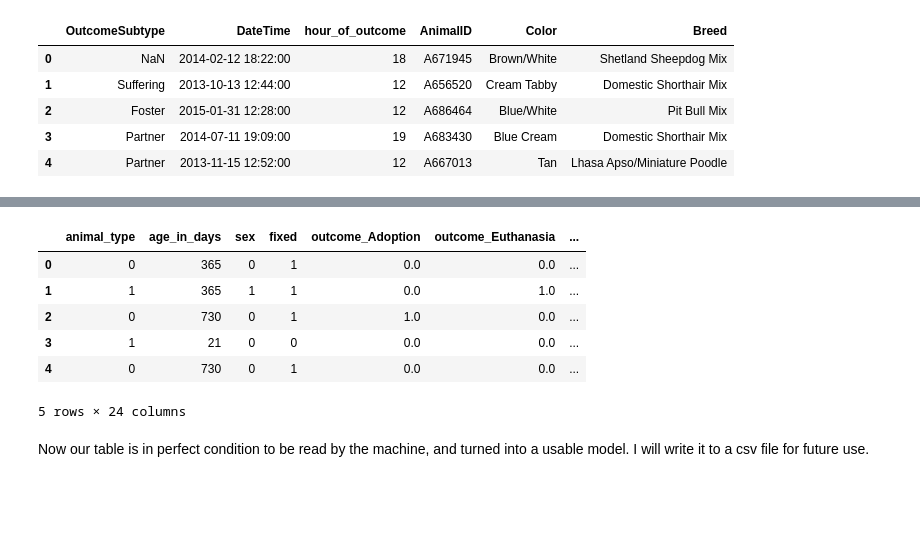
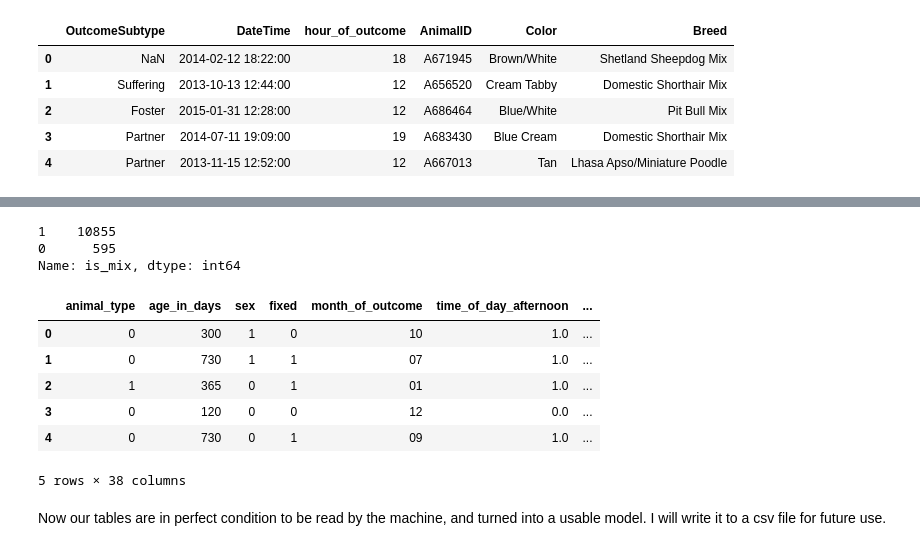
Before and after one commit to rfacccone/Kaggle-Solutions, a Jupyter notebook: ASPCA-clean_training_set.ipynb, the cells around one changed output, grey strips where cells are left out. Cells and saved outputs as stored; diff of their text form; code cells hidden in the pictures; blank space fills up the shorter version.

```diff
--- a/ASPCA-clean_training_set.ipynb
+++ b/ASPCA-clean_training_set.ipynb
@@ -519,0 +742,4 @@ train.drop(['main_color','color'], axis=1, inplace=True )
+# %%
+#drop col from test set too??
+
+test= test.join(dummy)
@@ -520,3 +760,5 @@ train.drop(['main_color','color'], axis=1, inplace=True )
+# %%
+test.drop('main_color', axis=1, inplace=True)
 # %% [markdown]
 Now finally, we will try to sort through the breed information provided
 # %%
@@ -580,12 +812,22 @@ train.rename(columns={'mix_1': 'mix_breed'}, inplace=True)
+# %%
+test['is_mix']=test['Breed'].apply(is_mix)
+# %%
+test.is_mix.value_counts()
+# %% [output]
+1    10855
+0      595
+Name: is_mix, dtype: int64
+# %%
+test.drop(['Breed', 'ID'], axis=1, inplace=True)
 # %%
-train.head()
+test.head()
 # %% [output]
-|  | animal_type | age_in_days | sex | fixed | outcome_Adoption | outcome_Euthanasia | ... |
-| 0 | 0 | 365 | 0 | 1 | 0.0 | 0.0 | ... |
-| 1 | 1 | 365 | 1 | 1 | 0.0 | 1.0 | ... |
-| 2 | 0 | 730 | 0 | 1 | 1.0 | 0.0 | ... |
-| 3 | 1 | 21 | 0 | 0 | 0.0 | 0.0 | ... |
-| 4 | 0 | 730 | 0 | 1 | 0.0 | 0.0 | ... |
+|  | animal_type | age_in_days | sex | fixed | month_of_outcome | time_of_day_afternoon | ... |
+| 0 | 0 | 300 | 1 | 0 | 10 | 1.0 | ... |
+| 1 | 0 | 730 | 1 | 1 | 07 | 1.0 | ... |
+| 2 | 1 | 365 | 0 | 1 | 01 | 1.0 | ... |
+| 3 | 0 | 120 | 0 | 0 | 12 | 0.0 | ... |
+| 4 | 0 | 730 | 0 | 1 | 09 | 1.0 | ... |
-5 rows × 24 columns
+5 rows × 38 columns
 # %% [markdown]
-Now our table is in perfect condition to be read by the machine, and turned into a usable model. I will write it to a csv file for future use.
+Now our tables are in perfect condition to be read by the machine, and turned into a usable model. I will write it to a csv file for future use.
```
Also changed, not shown: parts of 69 cells of this notebook, 1 other file.
